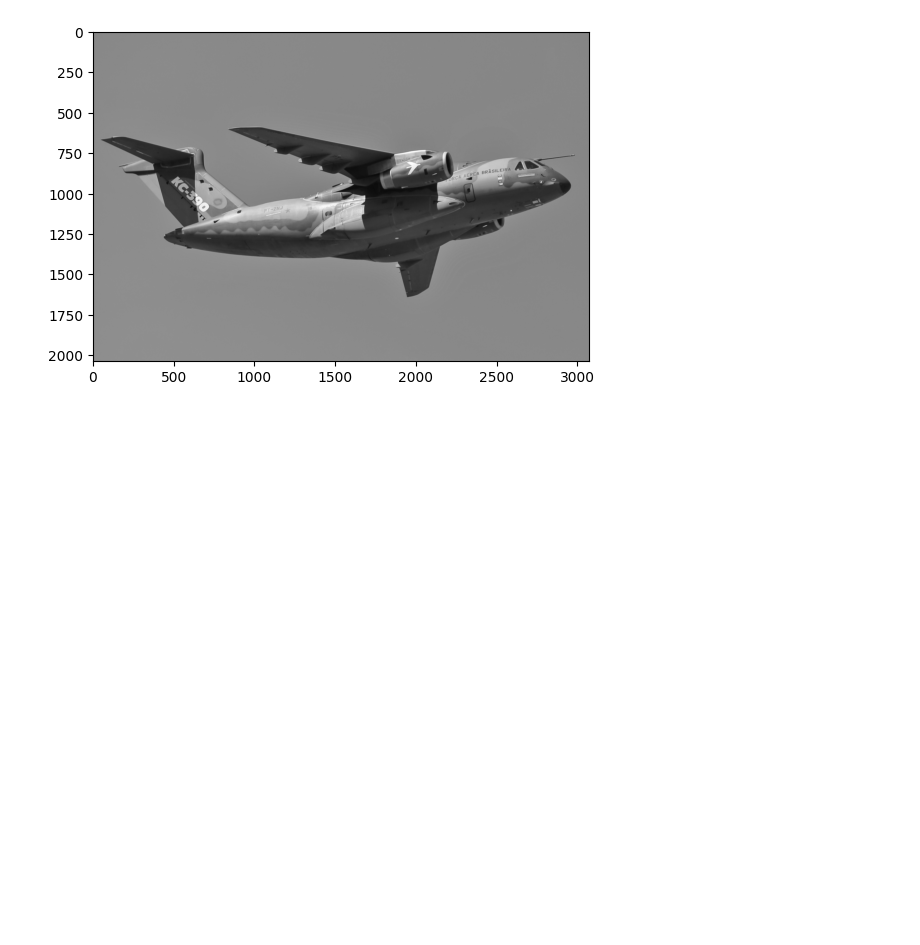
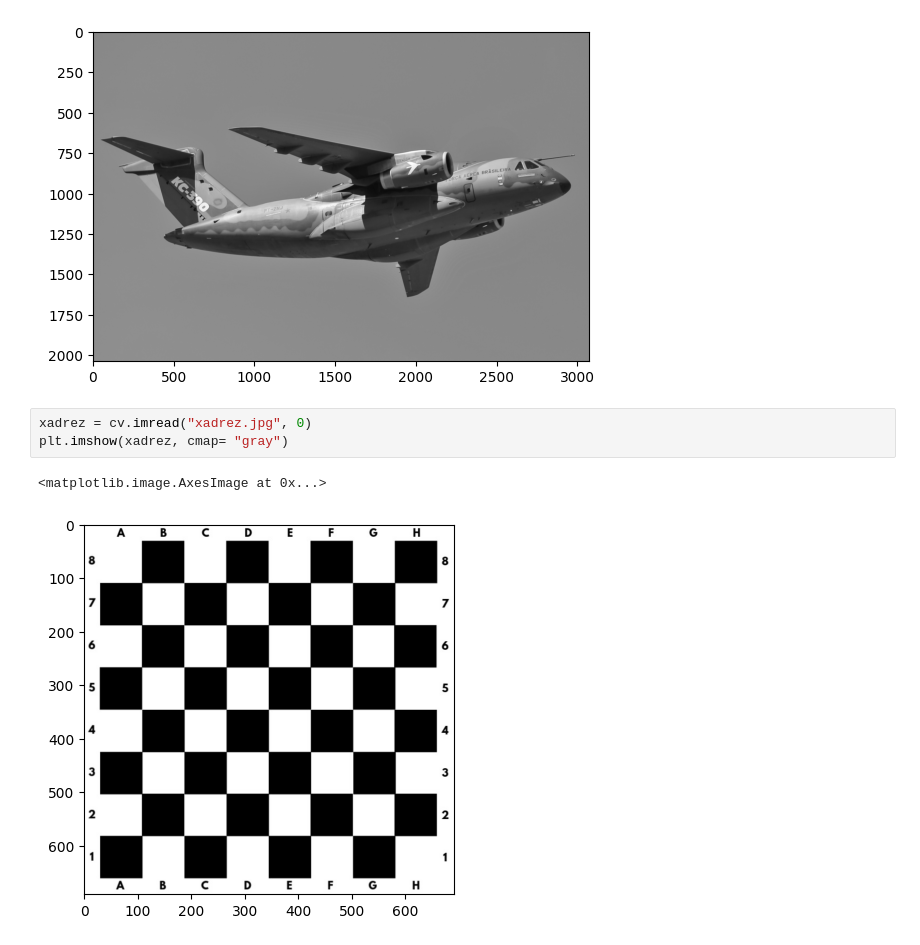
Before and after one commit to davi-dressler/fgv_vc, a Jupyter notebook: lista_1/funcoes.ipynb, the cells around one changed output. Saved outputs shown, nothing was run; the diff lists cells and outputs as text; blank space fills up the shorter version.

```diff
--- a/lista_1/funcoes.ipynb
+++ b/lista_1/funcoes.ipynb
@@ -285,3 +285,9 @@ plt.imshow(aviao_gaussian, cmap= "gray")
 # %% [output]
 <matplotlib.image.AxesImage at 0x...>
 [figure]
+# %%
+xadrez = cv.imread("xadrez.jpg", 0)
+plt.imshow(xadrez, cmap= "gray")
+# %% [output]
+<matplotlib.image.AxesImage at 0x...>
+[figure, added]
```
Also changed, not shown: parts of 6 cells of this notebook.
